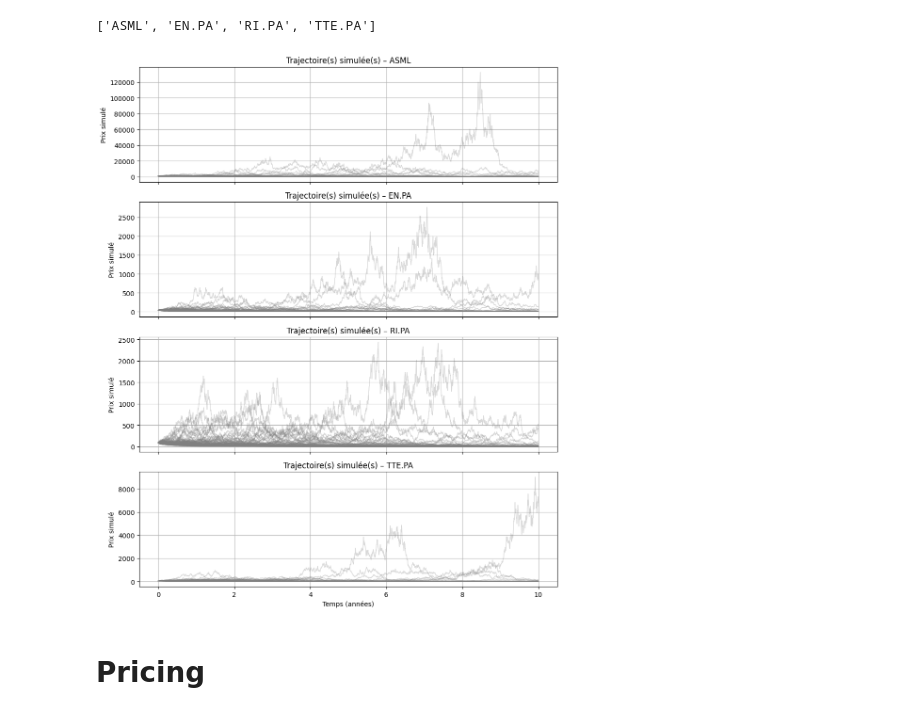
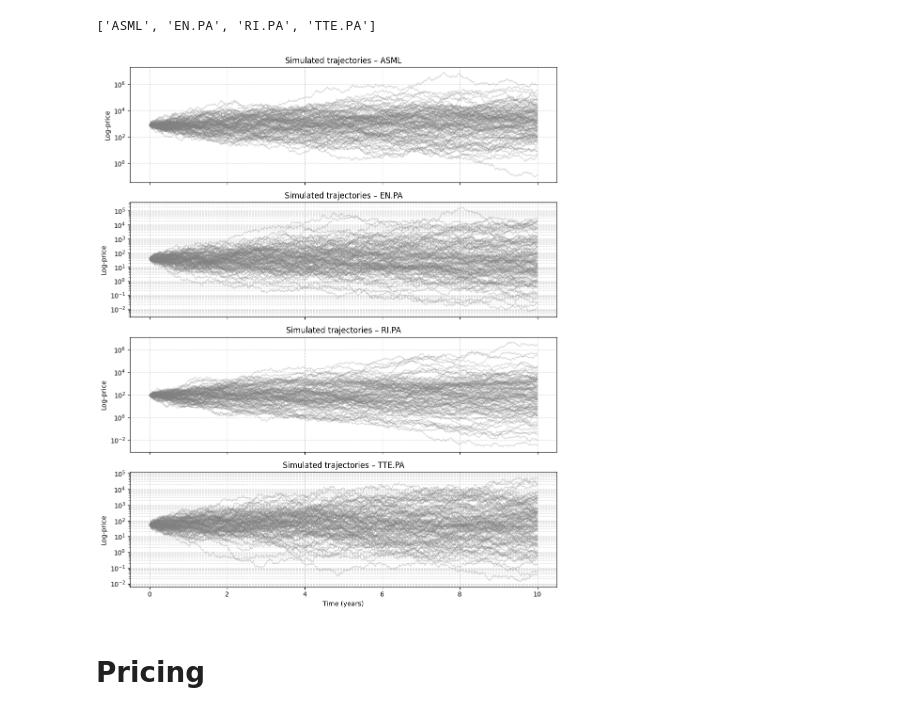
Before and after one commit to Pocame/Financial-Engineering-KEIO, a Jupyter notebook: code.ipynb, the cells around one changed output. Saved outputs shown, nothing was run; the diff lists cells and outputs as text; code cells hidden in the pictures.

```diff
--- a/code.ipynb
+++ b/code.ipynb
@@ -385,7 +407,7 @@ The currency is EUR€ so we use the overnight risk-free rate €STR, which is t
 
 ⚠️ : see if we need P or Q meusure !
 # %%
-mu = 0.01922
+mu = 0.02
 # %% [markdown]
 ### Normality test :
 # %%
@@ -721,30 +747,30 @@ def monte_carlo_paths_tstudent(S0, mu, sigma, T, N, M, nu):
 
     return paths
 # %%
-# Simuler et tracer pour chaque ticker et chaque période
+# simualtion and plot for each period of time
 for ticker in spot_prices.keys():
     plt.figure(figsize=(12,5))
 
-    # Trajectoires récentes
+    # Trajectories based on last year volatility
     paths_recent = monte_carlo_paths(spot_prices.loc[ticker], mu, recent_vol.loc[ticker, 'vol'], T, N, M)
 
     plt.figure(figsize=(5, 3))
     for i in range(M):
         plt.plot(paths_recent[i], lw=0.5, alpha=0.1, color='gray')
     mean_path = paths_recent.mean(axis=0)
-    plt.plot(mean_path, color='black', lw=1, label='Moyenne des trajectoires')
-    plt.title(f"Trajectoires MC - {ticker}")
+    plt.plot(mean_path, color='black', lw=1, label='Mean trajectory')
+    plt.title(f"MC Trajectories last year volatilty - {ticker}")
     plt.grid(True)
     plt.show()
 
 
-    # Trajectoires pré-covid
+    # Trajectories based on pre-covid volatility
     paths_precovid = monte_carlo_paths(spot_prices.loc[ticker], mu, old_vol.loc[ticker, 'vol'], T, N, M)
     for i in range(M):
         plt.plot(paths_precovid[i], lw=0.5, alpha=0.1, color='gray')
     mean_path = paths_precovid.mean(axis=0)
-    plt.plot(mean_path, color='black', lw=1, label='Moyenne des trajectoires')
-    plt.title(f"Trajectoires MC - {ticker}")
+    plt.plot(mean_path, color='black', lw=1, label='Mean trajectory')
+    plt.title(f"MC Trajectories before COVID volatility - {ticker}")
     plt.grid(True)
     plt.show()
 # %% [output]
@@ -774,30 +798,30 @@ for ticker in spot_prices.index:
 
 nu = pd.Series(nu)
 # %%
-# Simuler et tracer pour chaque ticker et chaque période
+# Simuation for each tickers, and each periodof time, with a t-student ditribution
 for ticker in spot_prices.keys():
     plt.figure(figsize=(12,5))
 
-    # Trajectoires récentes
+    # Last year volatility
     paths_recent = monte_carlo_paths_tstudent(spot_prices.loc[ticker], mu, recent_vol.loc[ticker, 'vol'], T, N, M, nu.loc[ticker])
 
     plt.figure(figsize=(5, 3))
     for i in range(M):
         plt.plot(paths_recent[i], lw=0.5, alpha=0.1, color='gray')
     mean_path = paths_recent.mean(axis=0)
-    plt.plot(mean_path, color='black', lw=1, label='Moyenne des trajectoires')
-    plt.title(f"Trajectoires MC t-Student - {ticker}")
+    plt.plot(mean_path, color='black', lw=1, label='Mean trajectory')
+    plt.title(f"Trajectories MC t-Student on last year volatility- {ticker}")
     plt.grid(True)
     plt.show()
 
 
-    # Trajectoires pré-covid
+    # Before COVID volatility
     paths_precovid = monte_carlo_paths_tstudent(spot_prices.loc[ticker], mu, old_vol.loc[ticker, 'vol'], T, N, M, nu.loc[ticker])
     for i in range(M):
         plt.plot(paths_precovid[i], lw=0.5, alpha=0.1, color='gray')
     mean_path = paths_precovid.mean(axis=0)
     plt.plot(mean_path, color='black', lw=1, label='Moyenne des trajectoires')
-    plt.title(f"Trajectoires MC en t-Student - {ticker}")
+    plt.title(f"Trajectoiries MC t-Student on pre COVID volatilities- {ticker}")
     plt.grid(True)
     plt.show()
 # %% [output]
@@ -865,6 +905,8 @@ path = simulate_multivariate_asset_paths(S0, X_paths, mu_multi, dt, N_steps)
 # %%
-M = 10000
+M = 1000
 all_paths = np.zeros((M, N_steps + 1, len(S0)))
+volat = np.zeros((M, N_steps + 1, len(S0)))
 
 for i in tqdm(range(M)):
-    all_paths[i] = simulate_multivariate_asset_paths(S0, X_paths, mu, dt, N_steps)
+    all_paths[i] = simulate_multivariate_asset_paths(S0, X_paths, mu, dt, N_steps)[0]
+    volat[i] = simulate_multivariate_asset_paths(S0, X_paths, mu, dt, N_steps)[1]
@@ -875,24 +937,25 @@ asset_names
 # %%
 num_paths_to_plot = 100
 num_assets = len(S0)
 
 fig, axes = plt.subplots(num_assets, 1, figsize=(10, 3 * num_assets), sharex=True)
 
 time = np.linspace(0, N_steps * dt, N_steps + 1)
 
 for d_idx in range(num_assets):
     ax = axes[d_idx] if num_assets > 1 else axes
     for i in range(num_paths_to_plot):
-        ax.plot(time, all_paths[i, :, d_idx], lw=1, alpha=0.3, color = 'gray')
-    ax.set_title(f"Trajectoire(s) simulée(s) – {asset_names[d_idx]}")
-    ax.set_ylabel("Prix simulé")
-    ax.grid(True)
+        ax.plot(time, all_paths[i, :, d_idx], lw=1, alpha=0.3, color='gray')
+    ax.set_yscale('log')  # ⬅️ Échelle logarithmique
+    ax.set_title(f"Simulated trajectories – {asset_names[d_idx]}")
+    ax.set_ylabel("Log-price")
+    ax.grid(True, which='both', linestyle='--', alpha=0.5)
 
-axes[-1].set_xlabel("Temps (années)")
+axes[-1].set_xlabel("Time (years)")
 plt.tight_layout()
 plt.show()
 # %% [output]
-[figure, old version]
+[figure, new version]
 # %% [markdown]
 # Pricing
 # %% [markdown]
```
Also changed, not shown: parts of 45 cells of this notebook.
